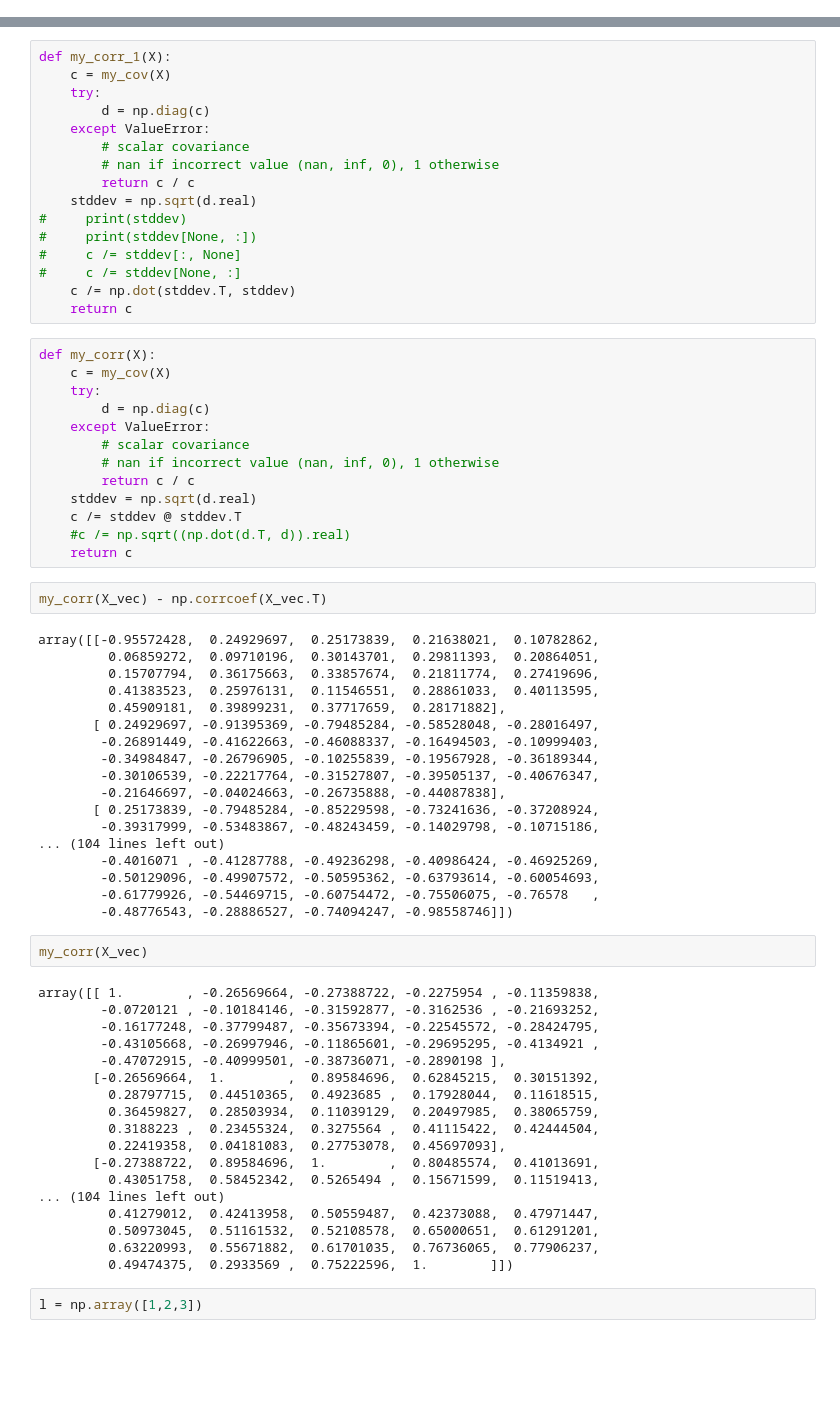
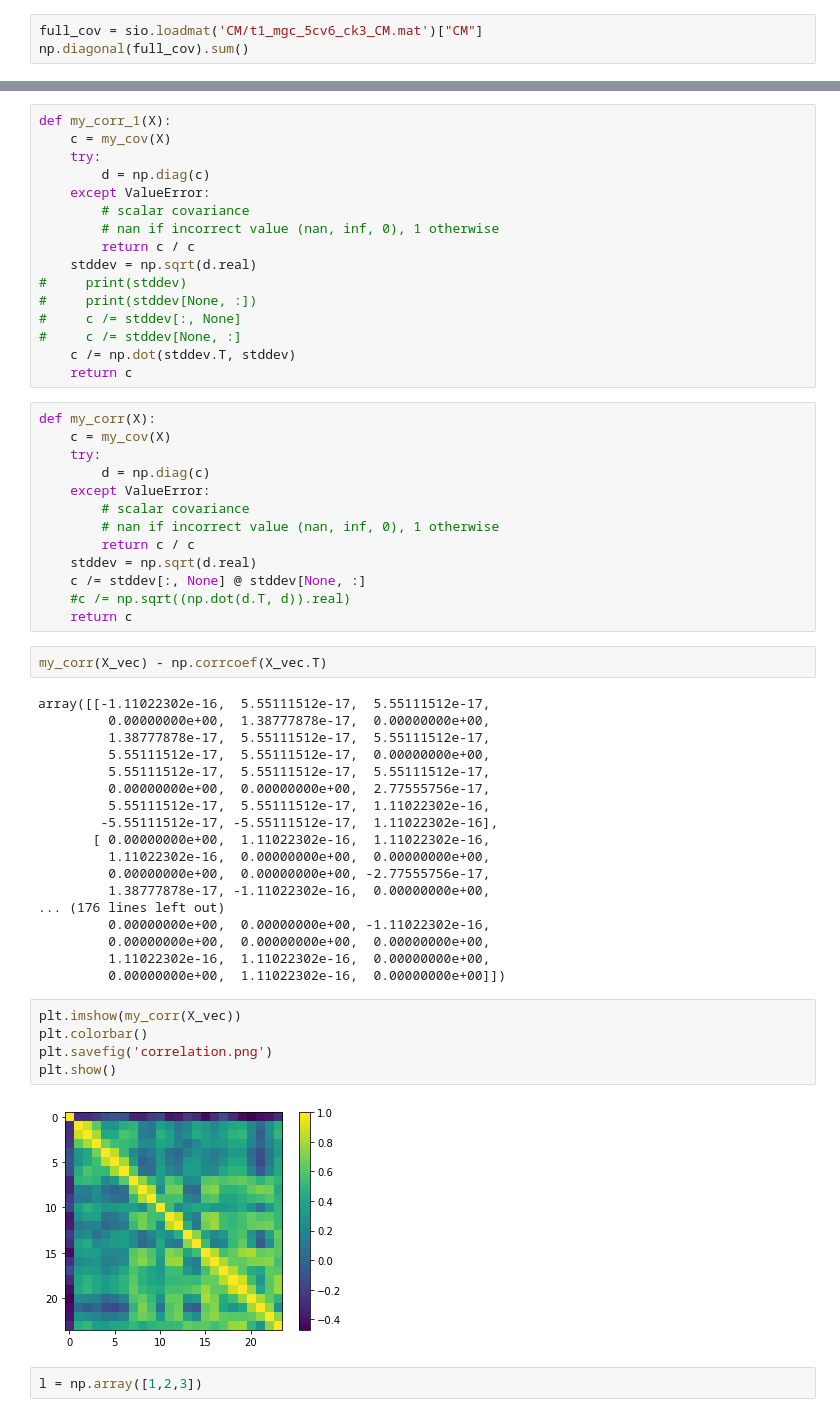
Before and after one commit to apurvmishra99/inf2b, a Jupyter notebook: task1_explore.ipynb, the cells around one changed output, grey strips where cells are left out. Drawn from its saved outputs; the diff is of its cells as text; blank space fills up the shorter version.

```diff
--- a/task1_explore.ipynb
+++ b/task1_explore.ipynb
@@ -5,0 +8,3 @@ import matplotlib.pyplot as plt
+# %%
+full_cov = sio.loadmat('CM/t1_mgc_5cv6_ck3_CM.mat')["CM"]
+np.diagonal(full_cov).sum()
@@ -236,49 +243,36 @@ def my_corr(X):
         # nan if incorrect value (nan, inf, 0), 1 otherwise
         return c / c
     stddev = np.sqrt(d.real)
-    c /= stddev @ stddev.T
+    c /= stddev[:, None] @ stddev[None, :]
     #c /= np.sqrt((np.dot(d.T, d)).real)
     return c
 # %%
 my_corr(X_vec) - np.corrcoef(X_vec.T)
 # %% [output]
-array([[-0.95572428,  0.24929697,  0.25173839,  0.21638021,  0.10782862,
-         0.06859272,  0.09710196,  0.30143701,  0.29811393,  0.20864051,
-         0.15707794,  0.36175663,  0.33857674,  0.21811774,  0.27419696,
-         0.41383523,  0.25976131,  0.11546551,  0.28861033,  0.40113595,
-         0.45909181,  0.39899231,  0.37717659,  0.28171882],
-       [ 0.24929697, -0.91395369, -0.79485284, -0.58528048, -0.28016497,
-        -0.26891449, -0.41622663, -0.46088337, -0.16494503, -0.10999403,
-        -0.34984847, -0.26796905, -0.10255839, -0.19567928, -0.36189344,
-        -0.30106539, -0.22217764, -0.31527807, -0.39505137, -0.40676347,
-        -0.21646697, -0.04024663, -0.26735888, -0.44087838],
-       [ 0.25173839, -0.79485284, -0.85229598, -0.73241636, -0.37208924,
-        -0.39317999, -0.53483867, -0.48243459, -0.14029798, -0.10715186,
-... (104 lines left out)
-        -0.4016071 , -0.41287788, -0.49236298, -0.40986424, -0.46925269,
-        -0.50129096, -0.49907572, -0.50595362, -0.63793614, -0.60054693,
-        -0.61779926, -0.54469715, -0.60754472, -0.75506075, -0.76578   ,
-        -0.48776543, -0.28886527, -0.74094247, -0.98558746]])
+array([[-1.11022302e-16,  5.55111512e-17,  5.55111512e-17,
+         0.00000000e+00,  1.38777878e-17,  0.00000000e+00,
+         1.38777878e-17,  5.55111512e-17,  5.55111512e-17,
+         5.55111512e-17,  5.55111512e-17,  0.00000000e+00,
+         5.55111512e-17,  5.55111512e-17,  5.55111512e-17,
+         0.00000000e+00,  0.00000000e+00,  2.77555756e-17,
+         5.55111512e-17,  5.55111512e-17,  1.11022302e-16,
+        -5.55111512e-17, -5.55111512e-17,  1.11022302e-16],
+       [ 0.00000000e+00,  1.11022302e-16,  1.11022302e-16,
+         1.11022302e-16,  0.00000000e+00,  0.00000000e+00,
+         0.00000000e+00,  0.00000000e+00, -2.77555756e-17,
+         1.38777878e-17, -1.11022302e-16,  0.00000000e+00,
+... (176 lines left out)
+         0.00000000e+00,  0.00000000e+00, -1.11022302e-16,
+         0.00000000e+00,  0.00000000e+00,  0.00000000e+00,
+         1.11022302e-16,  1.11022302e-16,  0.00000000e+00,
+         0.00000000e+00,  1.11022302e-16,  0.00000000e+00]])
-# %%
-my_corr(X_vec)
-# %% [output]
-array([[ 1.        , -0.26569664, -0.27388722, -0.2275954 , -0.11359838,
-        -0.0720121 , -0.10184146, -0.31592877, -0.3162536 , -0.21693252,
-        -0.16177248, -0.37799487, -0.35673394, -0.22545572, -0.28424795,
-        -0.43105668, -0.26997946, -0.11865601, -0.29695295, -0.4134921 ,
-        -0.47072915, -0.40999501, -0.38736071, -0.2890198 ],
-       [-0.26569664,  1.        ,  0.89584696,  0.62845215,  0.30151392,
-         0.28797715,  0.44510365,  0.4923685 ,  0.17928044,  0.11618515,
-         0.36459827,  0.28503934,  0.11039129,  0.20497985,  0.38065759,
-         0.3188223 ,  0.23455324,  0.3275564 ,  0.41115422,  0.42444504,
-         0.22419358,  0.04181083,  0.27753078,  0.45697093],
-       [-0.27388722,  0.89584696,  1.        ,  0.80485574,  0.41013691,
-         0.43051758,  0.58452342,  0.5265494 ,  0.15671599,  0.11519413,
-... (104 lines left out)
-         0.41279012,  0.42413958,  0.50559487,  0.42373088,  0.47971447,
-         0.50973045,  0.51161532,  0.52108578,  0.65000651,  0.61291201,
-         0.63220993,  0.55671882,  0.61701035,  0.76736065,  0.77906237,
-         0.49474375,  0.2933569 ,  0.75222596,  1.        ]])
+# %%
+plt.imshow(my_corr(X_vec))
+plt.colorbar()
+plt.savefig('correlation.png')
+plt.show()
+# %% [output]
+[figure, added]
 # %%
 l = np.array([1,2,3])
 # %%
```
Also changed, not shown: parts of 12 cells of this notebook, 31 other files.
